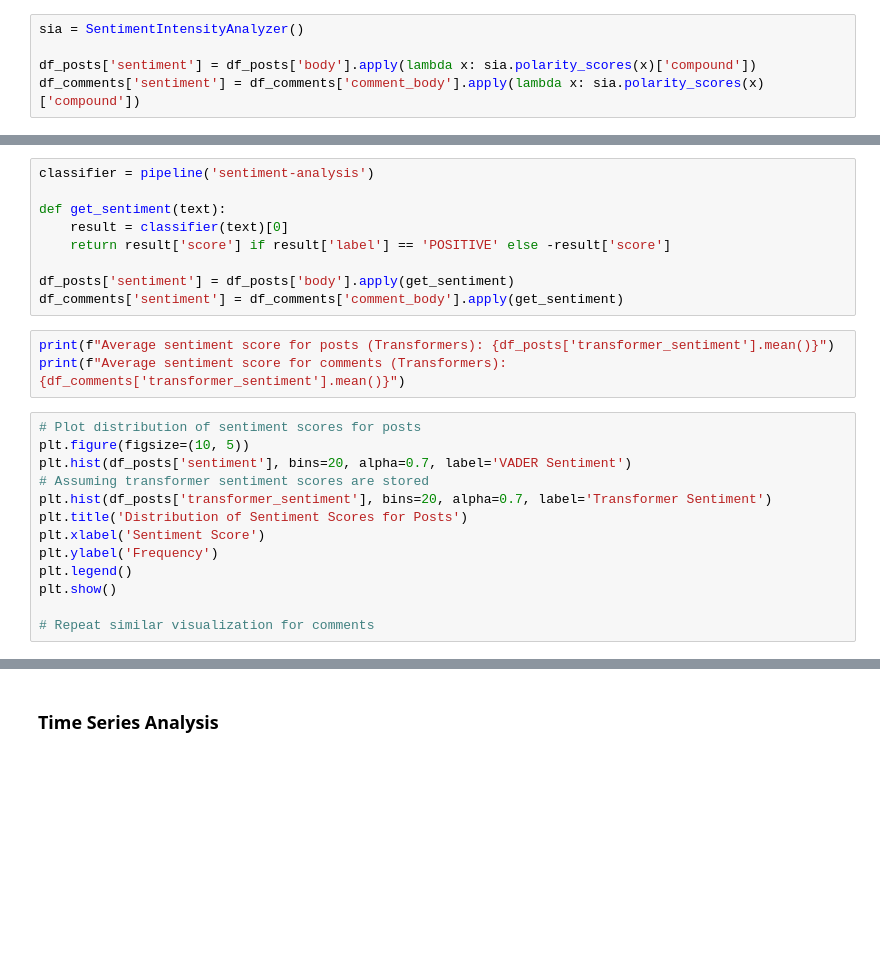
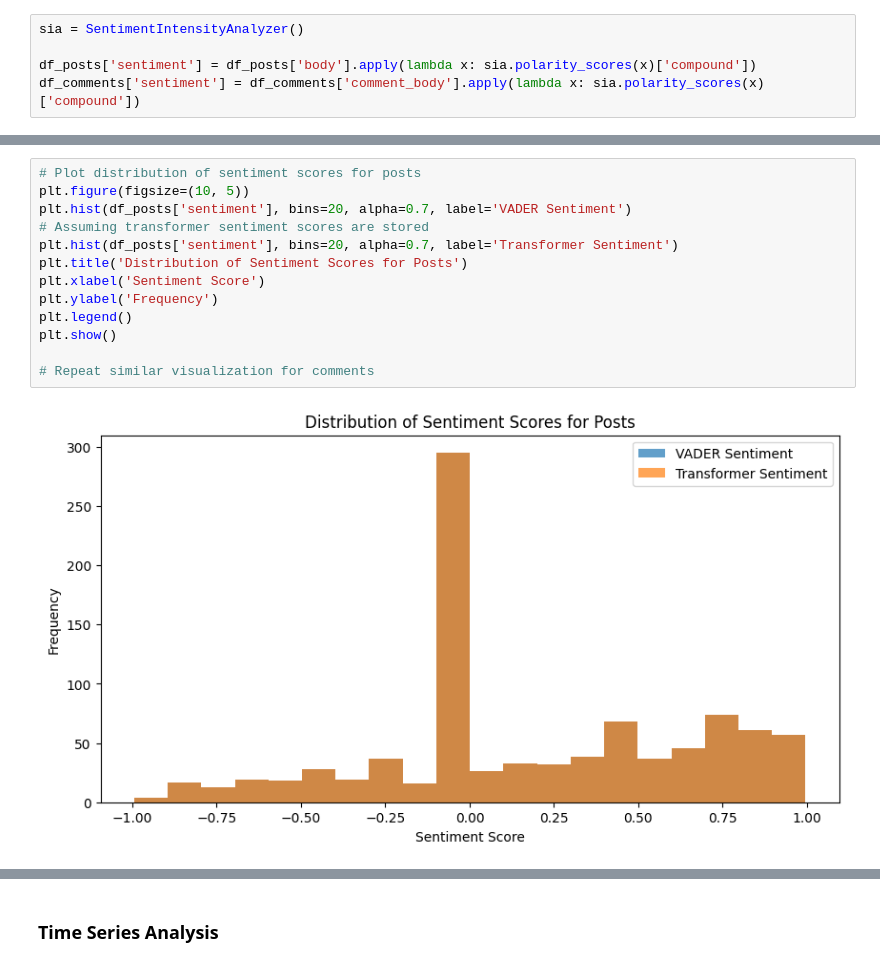
Before and after one commit to kylestein1/Reddit_Ethnomethodological_Analysis, a Jupyter notebook: redditScraper.ipynb, the cells around one changed output, grey strips where cells are left out. Drawn from its saved outputs; the diff is of its cells as text; blank space fills up the shorter version.

```diff
--- a/redditScraper.ipynb
+++ b/redditScraper.ipynb
@@ -258,28 +259,18 @@ Average sentiment score for comments (VADER): 0.15864757264031762
-# %%
-classifier = pipeline('sentiment-analysis')
-
-def get_sentiment(text):
-    result = classifier(text)[0]
-    return result['score'] if result['label'] == 'POSITIVE' else -result['score']
-
-df_posts['sentiment'] = df_posts['body'].apply(get_sentiment)
-df_comments['sentiment'] = df_comments['comment_body'].apply(get_sentiment)
-# %%
-print(f"Average sentiment score for posts (Transformers): {df_posts['transformer_sentiment'].mean()}")
-print(f"Average sentiment score for comments (Transformers): {df_comments['transformer_sentiment'].mean()}")
 # %%
 # Plot distribution of sentiment scores for posts
 plt.figure(figsize=(10, 5))
 plt.hist(df_posts['sentiment'], bins=20, alpha=0.7, label='VADER Sentiment')
 # Assuming transformer sentiment scores are stored
-plt.hist(df_posts['transformer_sentiment'], bins=20, alpha=0.7, label='Transformer Sentiment')
+plt.hist(df_posts['sentiment'], bins=20, alpha=0.7, label='Transformer Sentiment')
 plt.title('Distribution of Sentiment Scores for Posts')
 plt.xlabel('Sentiment Score')
 plt.ylabel('Frequency')
 plt.legend()
 plt.show()
 
 # Repeat similar visualization for comments
+# %% [output]
+[figure, added]
 # %%
 print("Example posts with their sentiment scores:")
 print(df_posts[['body', 'sentiment']].head())
```
Also changed, not shown: parts of 33 cells of this notebook, 1 other file.
